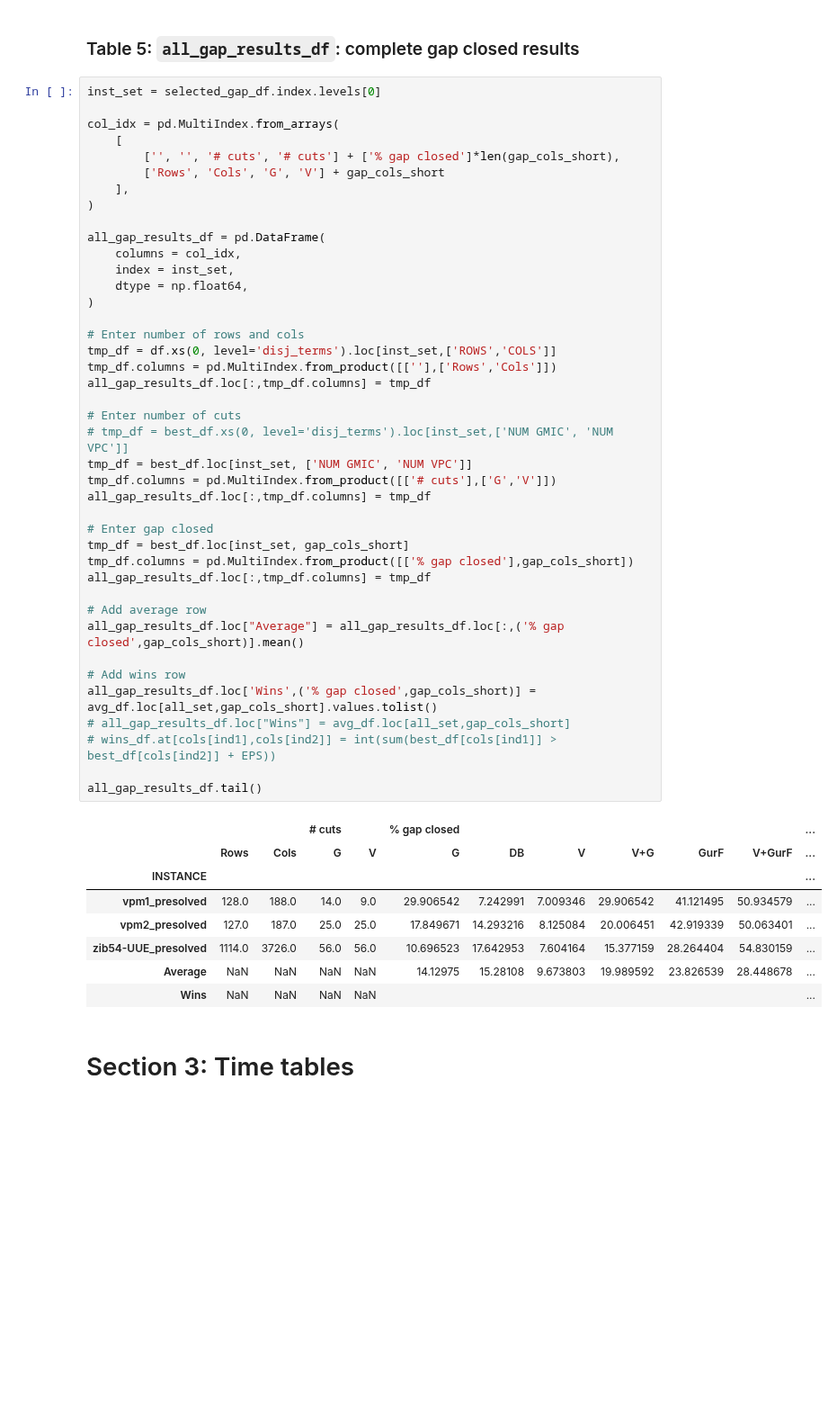
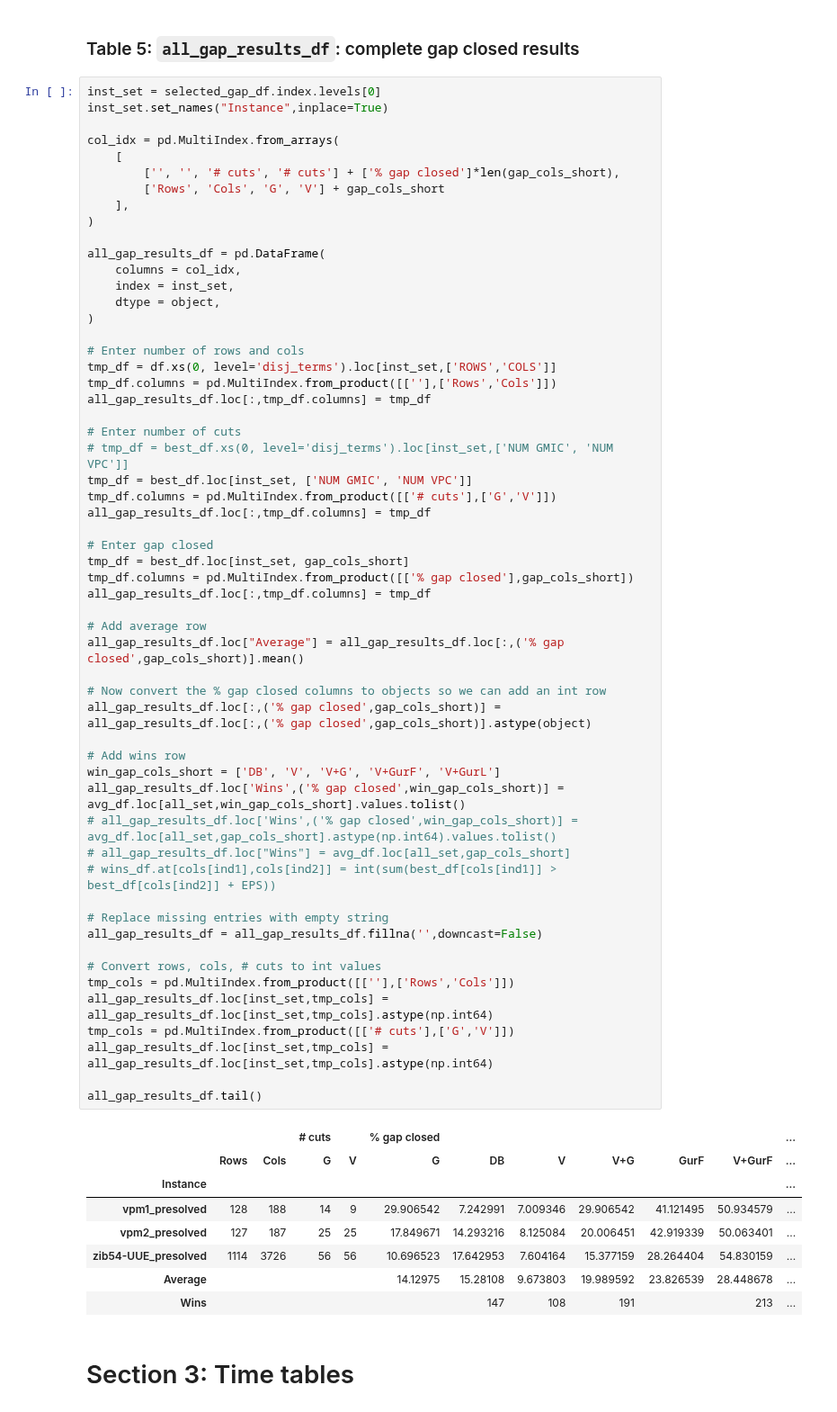
Before and after one commit to akazachk/vpc, a Jupyter notebook: plots/plots.ipynb, the cells around one changed output. Shown at 90% size. Saved outputs shown, nothing was run; the diff lists cells and outputs as text; blank space fills up the shorter version.

Commit message:
Finalized Table 5

```diff
--- a/plots/plots.ipynb
+++ b/plots/plots.ipynb
@@ -1488,6 +1491,7 @@ dtype: float64
 ### Table 5: `all_gap_results_df`: complete gap closed results
 # %%
 inst_set = selected_gap_df.index.levels[0]
+inst_set.set_names("Instance",inplace=True)
 
 col_idx = pd.MultiIndex.from_arrays(
     [
@@ -1499,43 +1503,57 @@ col_idx = pd.MultiIndex.from_arrays(
 all_gap_results_df = pd.DataFrame(
     columns = col_idx,
     index = inst_set,
-    dtype = np.float64,
+    dtype = object,
 )
 
 # Enter number of rows and cols
 tmp_df = df.xs(0, level='disj_terms').loc[inst_set,['ROWS','COLS']]
 tmp_df.columns = pd.MultiIndex.from_product([[''],['Rows','Cols']])
 all_gap_results_df.loc[:,tmp_df.columns] = tmp_df
 
 # Enter number of cuts
 # tmp_df = best_df.xs(0, level='disj_terms').loc[inst_set,['NUM GMIC', 'NUM VPC']]
 tmp_df = best_df.loc[inst_set, ['NUM GMIC', 'NUM VPC']]
 tmp_df.columns = pd.MultiIndex.from_product([['# cuts'],['G','V']])
 all_gap_results_df.loc[:,tmp_df.columns] = tmp_df
 
 # Enter gap closed
 tmp_df = best_df.loc[inst_set, gap_cols_short]
 tmp_df.columns = pd.MultiIndex.from_product([['% gap closed'],gap_cols_short])
 all_gap_results_df.loc[:,tmp_df.columns] = tmp_df
 
 # Add average row
 all_gap_results_df.loc["Average"] = all_gap_results_df.loc[:,('% gap closed',gap_cols_short)].mean()
 
+# Now convert the % gap closed columns to objects so we can add an int row
+all_gap_results_df.loc[:,('% gap closed',gap_cols_short)] = all_gap_results_df.loc[:,('% gap closed',gap_cols_short)].astype(object)
+
 # Add wins row
-all_gap_results_df.loc['Wins',('% gap closed',gap_cols_short)] = avg_df.loc[all_set,gap_cols_short].values.tolist()
+win_gap_cols_short = ['DB', 'V', 'V+G', 'V+GurF', 'V+GurL']
+all_gap_results_df.loc['Wins',('% gap closed',win_gap_cols_short)] = avg_df.loc[all_set,win_gap_cols_short].values.tolist()
+# all_gap_results_df.loc['Wins',('% gap closed',win_gap_cols_short)] = avg_df.loc[all_set,gap_cols_short].astype(np.int64).values.tolist()
 # all_gap_results_df.loc["Wins"] = avg_df.loc[all_set,gap_cols_short]
 # wins_df.at[cols[ind1],cols[ind2]] = int(sum(best_df[cols[ind1]] > best_df[cols[ind2]] + EPS))
 
+# Replace missing entries with empty string
+all_gap_results_df = all_gap_results_df.fillna('',downcast=False)
+
+# Convert rows, cols, # cuts to int values
+tmp_cols = pd.MultiIndex.from_product([[''],['Rows','Cols']])
+all_gap_results_df.loc[inst_set,tmp_cols] = all_gap_results_df.loc[inst_set,tmp_cols].astype(np.int64)
+tmp_cols = pd.MultiIndex.from_product([['# cuts'],['G','V']])
+all_gap_results_df.loc[inst_set,tmp_cols] = all_gap_results_df.loc[inst_set,tmp_cols].astype(np.int64)
+
 all_gap_results_df.tail()
 # %% [output]
 |  |  |  | # cuts |  | % gap closed |  |  |  |  |  | ... |
 |  | Rows | Cols | G | V | G | DB | V | V+G | GurF | V+GurF | ... |
-| INSTANCE |  |  |  |  |  |  |  |  |  |  | ... |
-| vpm1_presolved | 128.0 | 188.0 | 14.0 | 9.0 | 29.906542 | 7.242991 | 7.009346 | 29.906542 | 41.121495 | 50.934579 | ... |
-| vpm2_presolved | 127.0 | 187.0 | 25.0 | 25.0 | 17.849671 | 14.293216 | 8.125084 | 20.006451 | 42.919339 | 50.063401 | ... |
-| zib54-UUE_presolved | 1114.0 | 3726.0 | 56.0 | 56.0 | 10.696523 | 17.642953 | 7.604164 | 15.377159 | 28.264404 | 54.830159 | ... |
-| Average | NaN | NaN | NaN | NaN | 14.12975 | 15.28108 | 9.673803 | 19.989592 | 23.826539 | 28.448678 | ... |
-| Wins | NaN | NaN | NaN | NaN |  |  |  |  |  |  | ... |
+| Instance |  |  |  |  |  |  |  |  |  |  | ... |
+| vpm1_presolved | 128 | 188 | 14 | 9 | 29.906542 | 7.242991 | 7.009346 | 29.906542 | 41.121495 | 50.934579 | ... |
+| vpm2_presolved | 127 | 187 | 25 | 25 | 17.849671 | 14.293216 | 8.125084 | 20.006451 | 42.919339 | 50.063401 | ... |
+| zib54-UUE_presolved | 1114 | 3726 | 56 | 56 | 10.696523 | 17.642953 | 7.604164 | 15.377159 | 28.264404 | 54.830159 | ... |
+| Average |  |  |  |  | 14.12975 | 15.28108 | 9.673803 | 19.989592 | 23.826539 | 28.448678 | ... |
+| Wins |  |  |  |  |  | 147 | 108 | 191 |  | 213 | ... |
 # %% [markdown]
 # Section 3: Time tables
 # %% [markdown]
```
Also changed, not shown: parts of 7 cells of this notebook.
